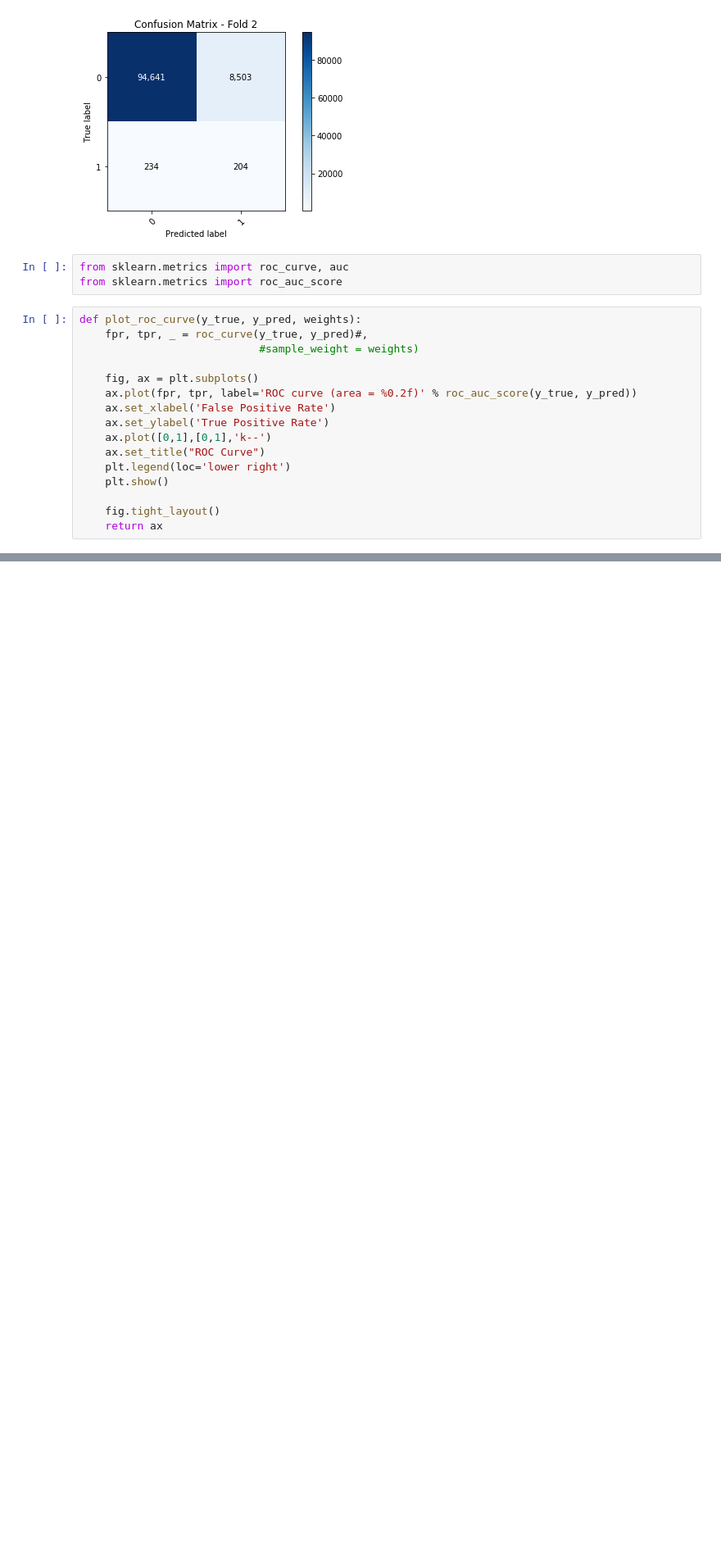
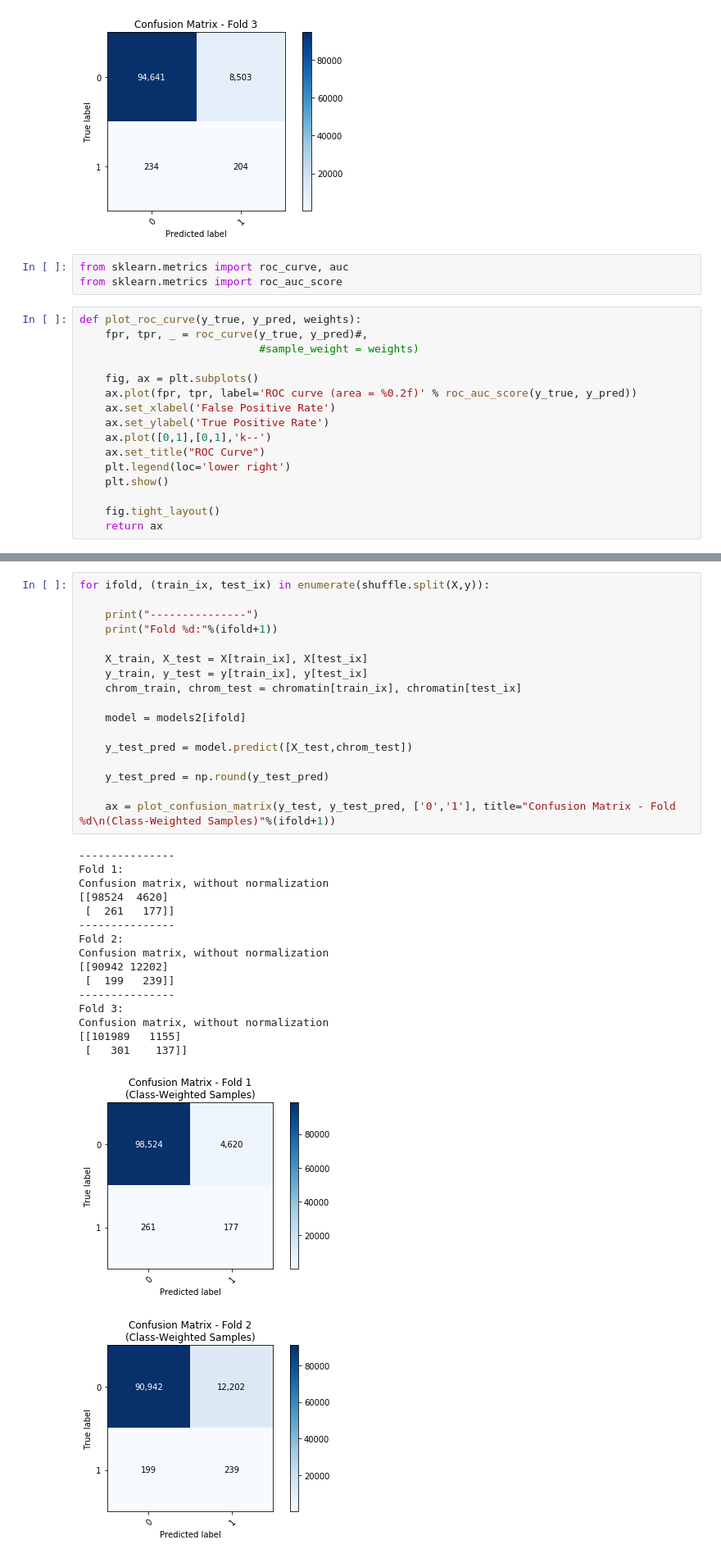
Before and after one commit to charlesreid1/deep-learning-genomics, a Jupyter notebook: keras_sklearn_cnn1d_dna_transcription.ipynb, the cells around one changed output, grey strips where cells are left out. Shown at 82% size. Cells and saved outputs as stored; diff of their text form; blank space fills up the shorter version.

```diff
--- a/keras_sklearn_cnn1d_dna_transcription.ipynb
+++ b/keras_sklearn_cnn1d_dna_transcription.ipynb
@@ -641,0 +743,35 @@ Working on fold 3...
+# %%
+for ifold, (train_ix, test_ix) in enumerate(shuffle.split(X,y)):
+
+    print("---------------")
+    print("Fold %d:"%(ifold+1))
+
+    X_train, X_test = X[train_ix], X[test_ix]
+    y_train, y_test = y[train_ix], y[test_ix]
+    chrom_train, chrom_test = chromatin[train_ix], chromatin[test_ix]
+
+    model = models2[ifold]
+
+    y_test_pred = model.predict([X_test,chrom_test])
+
+    y_test_pred = np.round(y_test_pred)
+
+    ax = plot_confusion_matrix(y_test, y_test_pred, ['0','1'], title="Confusion Matrix - Fold %d\n(Class-Weighted Samples)"%(ifold+1))
+# %% [output]
+---------------
+Fold 1:
+Confusion matrix, without normalization
+[[98524  4620]
+ [  261   177]]
+---------------
+Fold 2:
+Confusion matrix, without normalization
+[[90942 12202]
+ [  199   239]]
+---------------
+Fold 3:
+Confusion matrix, without normalization
+[[101989   1155]
+ [   301    137]]
+[figure, added]
+[figure, added]
```
Also changed, not shown: parts of 14 cells of this notebook.
